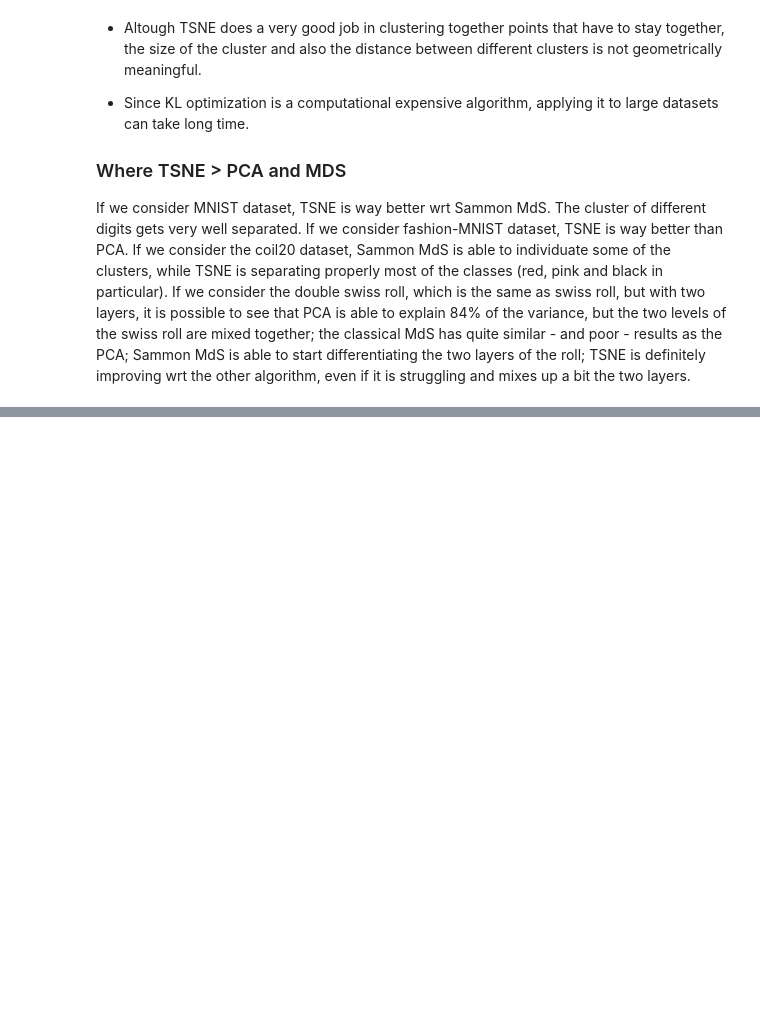
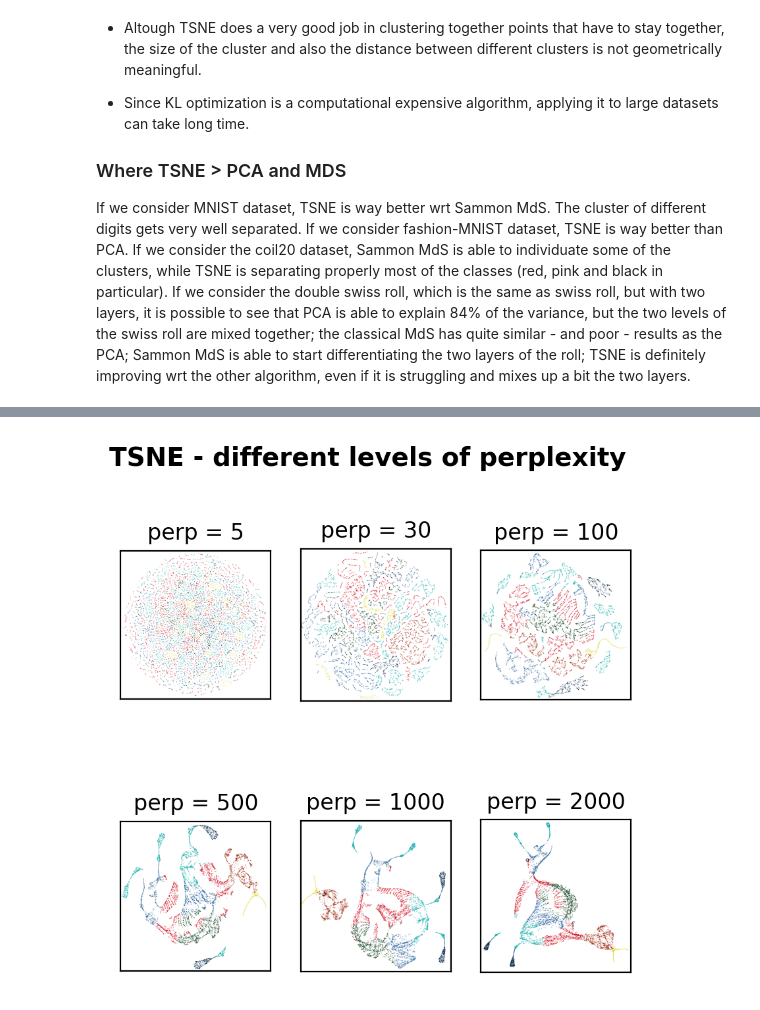
Before and after one commit to leoventuroso/data-viz, a Jupyter notebook: Dimensionality Reduction.ipynb, the cells around one changed output, grey strips where cells are left out. Drawn from its saved outputs; the diff is of its cells as text; code cells hidden in the pictures; blank space fills up the shorter version.

```diff
--- a/Dimensionality Reduction.ipynb
+++ b/Dimensionality Reduction.ipynb
@@ -538,0 +638,32 @@ UMAP performs better than PCA if applied to huge and complex datasets such as th
+# %%
+fig, ax = plt.subplots(2, 3, figsize = (5, 5), dpi = 200)
+
+perp5 = plt.imread('perp5.png')
+perp30 = plt.imread('perp30.png')
+perp100 = plt.imread('perp100.png')
+perp500 = plt.imread('perp500.png')
+perp1000 = plt.imread('perp1000.png')
+perp2000 = plt.imread('perp2000.png')
+
+names = ['5', '30', '100', '500', '1000', '2000']
+
+count = 0
+
+for a, i in enumerate(ax):
+    for b, j in enumerate(i):
+        ax[a, b].imshow(eval(f'perp{names[count]}'))
+        ax[a, b].set_title(f'perp = {names[count]}')
+        ax[a, b].set_xticks([])
+        ax[a, b].set_yticks([])
+
+        count += 1
+
+
+
+fig.text(x = 0.5, y = 0.95, s = 'TSNE - different levels of perplexity', ha = 'center',
+        weight = 'bold', size = 14)
+
+
+plt.show()
+# %% [output]
+[figure, added]
```
Also changed, not shown: parts of 28 cells of this notebook, 2 other files.
